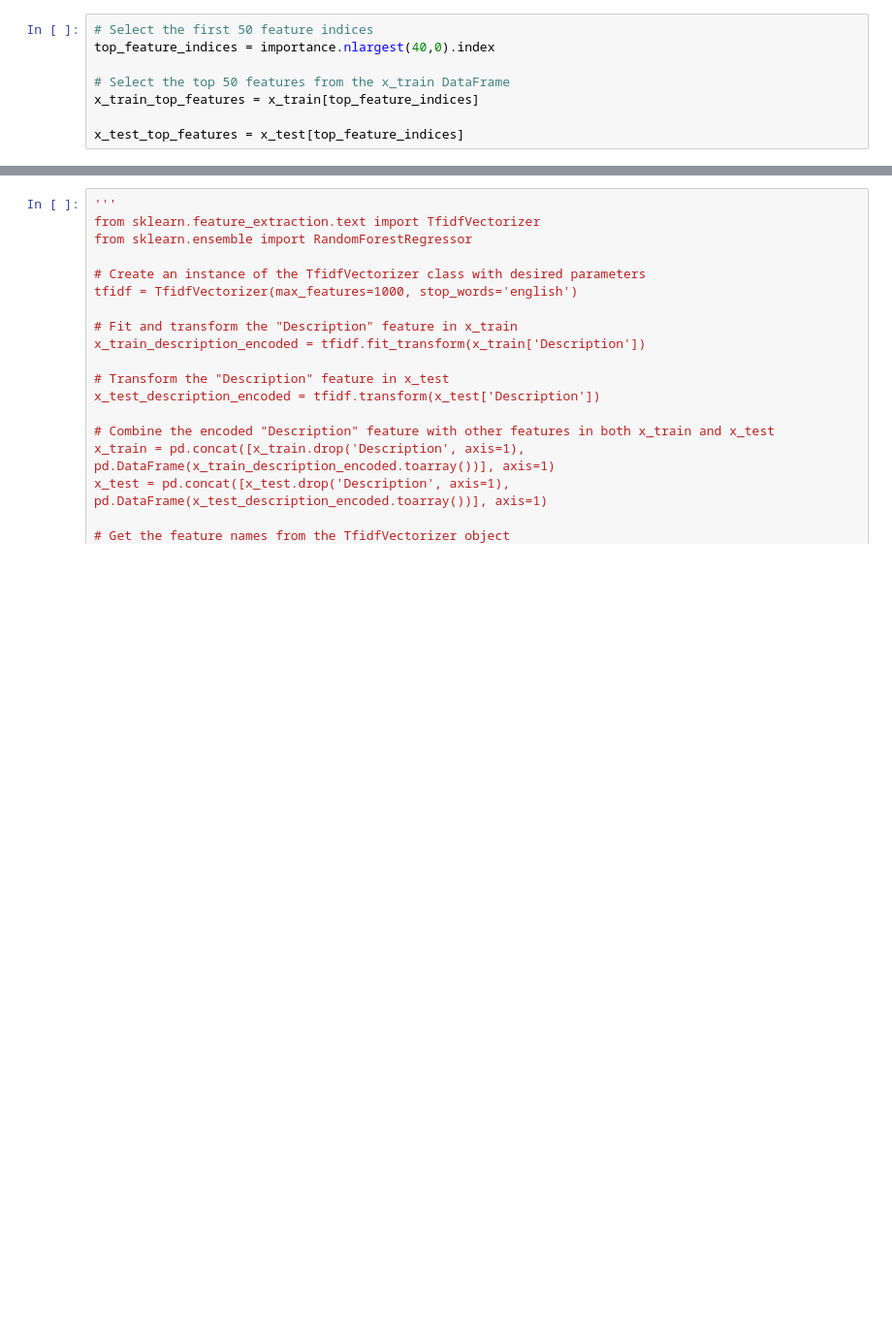
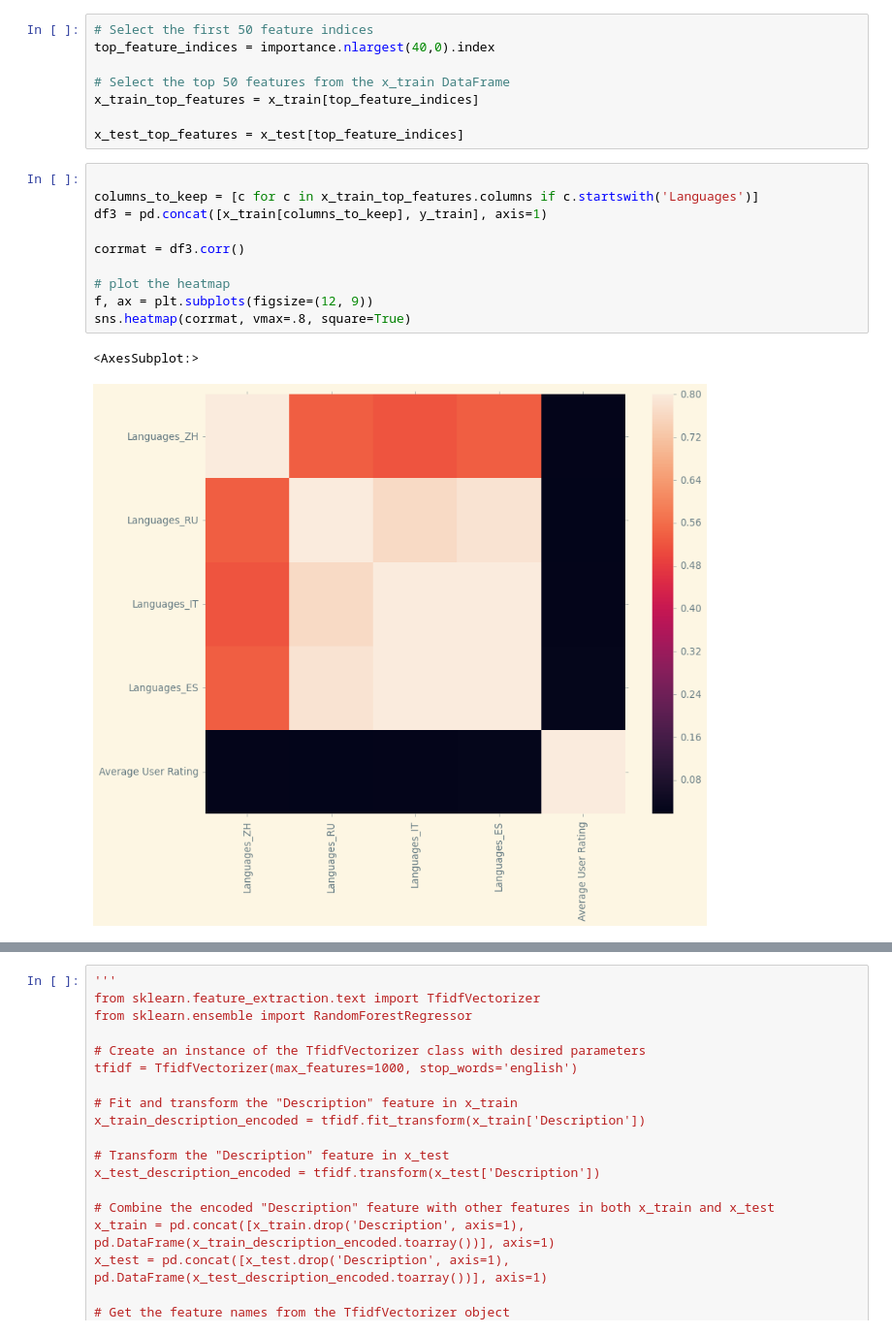
Before and after one commit to tenafrangelos/Game-Application-Success-Prediction, a Jupyter notebook: games.ipynb, the cells around one changed output, grey strips where cells are left out. Shown at 97% size. Cells and saved outputs as stored; diff of their text form; blank space fills up the shorter version.

```diff
--- a/games.ipynb
+++ b/games.ipynb
@@ -825,4 +854,17 @@ top_feature_indices = importance.nlargest(40,0).index
 x_train_top_features = x_train[top_feature_indices]
 
 x_test_top_features = x_test[top_feature_indices]
+# %%
+
+columns_to_keep = [c for c in x_train_top_features.columns if c.startswith('Languages')]
+df3 = pd.concat([x_train[columns_to_keep], y_train], axis=1)
+
+corrmat = df3.corr()
+
+# plot the heatmap
+f, ax = plt.subplots(figsize=(12, 9))
+sns.heatmap(corrmat, vmax=.8, square=True)
+# %% [output]
+<AxesSubplot:>
+[figure, added]
 # %%
```
Also changed, not shown: parts of 31 cells of this notebook, 15 other files.
